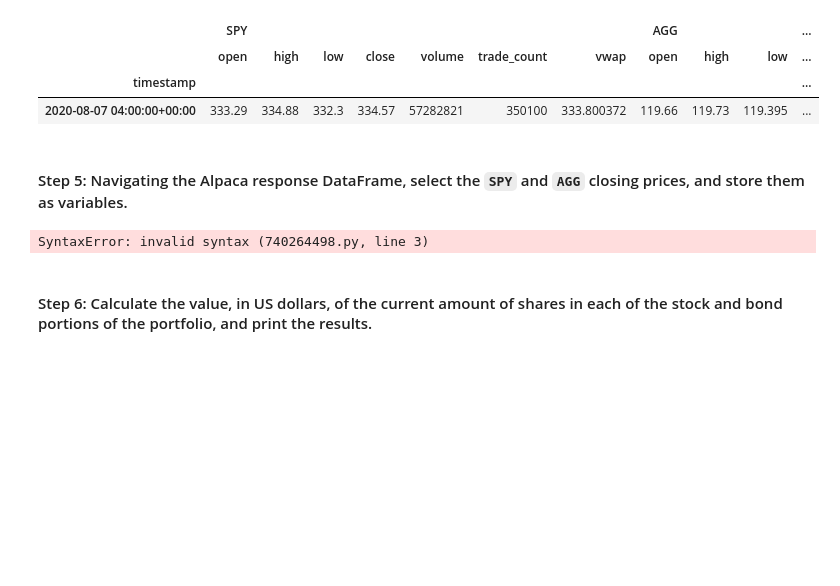
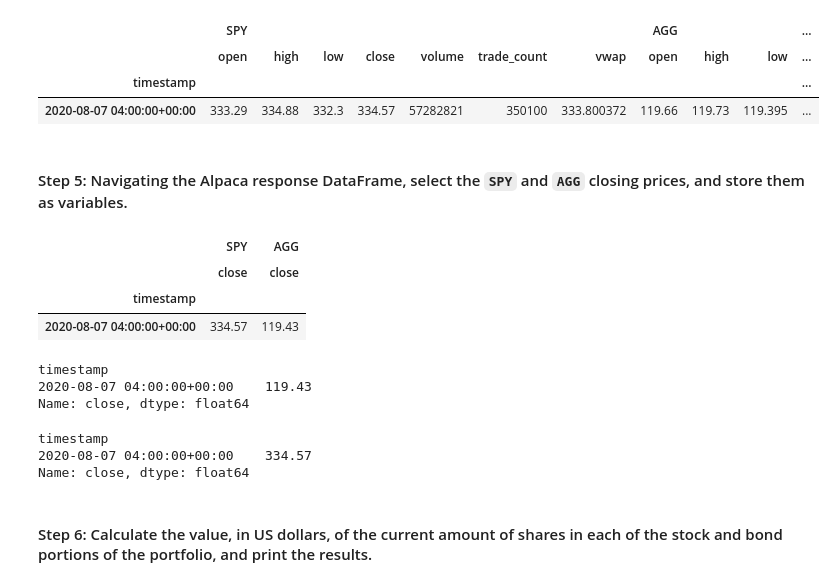
Before and after one commit to Billie-LS/Emergency_and_Retirement_Financial_Planner, a Jupyter notebook: financial_planning_tools.ipynb, the cells around one changed output. Saved outputs shown, nothing was run; the diff lists cells and outputs as text; code cells hidden in the pictures; blank space fills up the shorter version.

```diff
--- a/financial_planning_tools.ipynb
+++ b/financial_planning_tools.ipynb
@@ -241,8 +241,8 @@ timeframe = '1D'
 # This will give you the closing price of the previous trading day
 # Alternatively you can use a start and end date of 2020-08-07
 
-start_date = pd.Timestamp('2020-08-07', tz = 'America/New_York').isoformat()
-end_date = pd.Timestamp('2020-08-07', tz = 'America/New_York').isoformat()
+start_date = tstamp('2020-08-07', tz = 'America/New_York').isoformat()
+end_date = tstamp('2020-08-07', tz = 'America/New_York').isoformat()
 # %% [markdown]
 #### Step 4: Get the current closing prices for `SPY` and `AGG` by using the Alpaca `get_bars` function. Format the response as a Pandas DataFrame by including the `df` property at the end of the `get_bars` function.
 # %%
@@ -274,22 +274,39 @@ df_portfolio
 | 2020-08-07 04:00:00+00:00 | 333.29 | 334.88 | 332.3 | 334.57 | 57282821 | 350100 | 333.800372 | 119.66 | 119.73 | 119.395 | ... |
 # %% [markdown]
 #### Step 5: Navigating the Alpaca response DataFrame, select the `SPY` and `AGG` closing prices, and store them as variables.
+# %%
+# Access the closing prices for Portfolio DataFrame
+
+close_df=df_portfolio.iloc[:,[3,10]]
+display(close_df)
+# %% [output]
+|  | SPY | AGG |
+|  | close | close |
+| timestamp |  |  |
+| 2020-08-07 04:00:00+00:00 | 334.57 | 119.43 |
 # %%
 # Access the closing price for AGG from the Alpaca DataFrame
 # Converting the value to a floating point number
-agg_close_price = # YOUR CODE HERE
-
+agg_close_price = df_portfolio['AGG']['close']
 # Print the AGG closing price
 # YOUR CODE HERE
+display(agg_close_price)
 # %% [output]
-SyntaxError: invalid syntax (740264498.py, line 3)
+timestamp
+2020-08-07 04:00:00+00:00    119.43
+Name: close, dtype: float64
 # %%
 # Access the closing price for SPY from the Alpaca DataFrame
 # Converting the value to a floating point number
-spy_close_price = # YOUR CODE HERE
+spy_close_price = df_portfolio['SPY']['close']
 
 # Print the SPY closing price
 # YOUR CODE HERE
+display(spy_close_price)
+# %% [output]
+timestamp
+2020-08-07 04:00:00+00:00    334.57
+Name: close, dtype: float64
 # %% [markdown]
 #### Step 6: Calculate the value, in US dollars, of the current amount of shares in each of the stock and bond portions of the portfolio, and print the results.
 # %%
```
Also changed, not shown: parts of 11 cells of this notebook, 2 other files.
